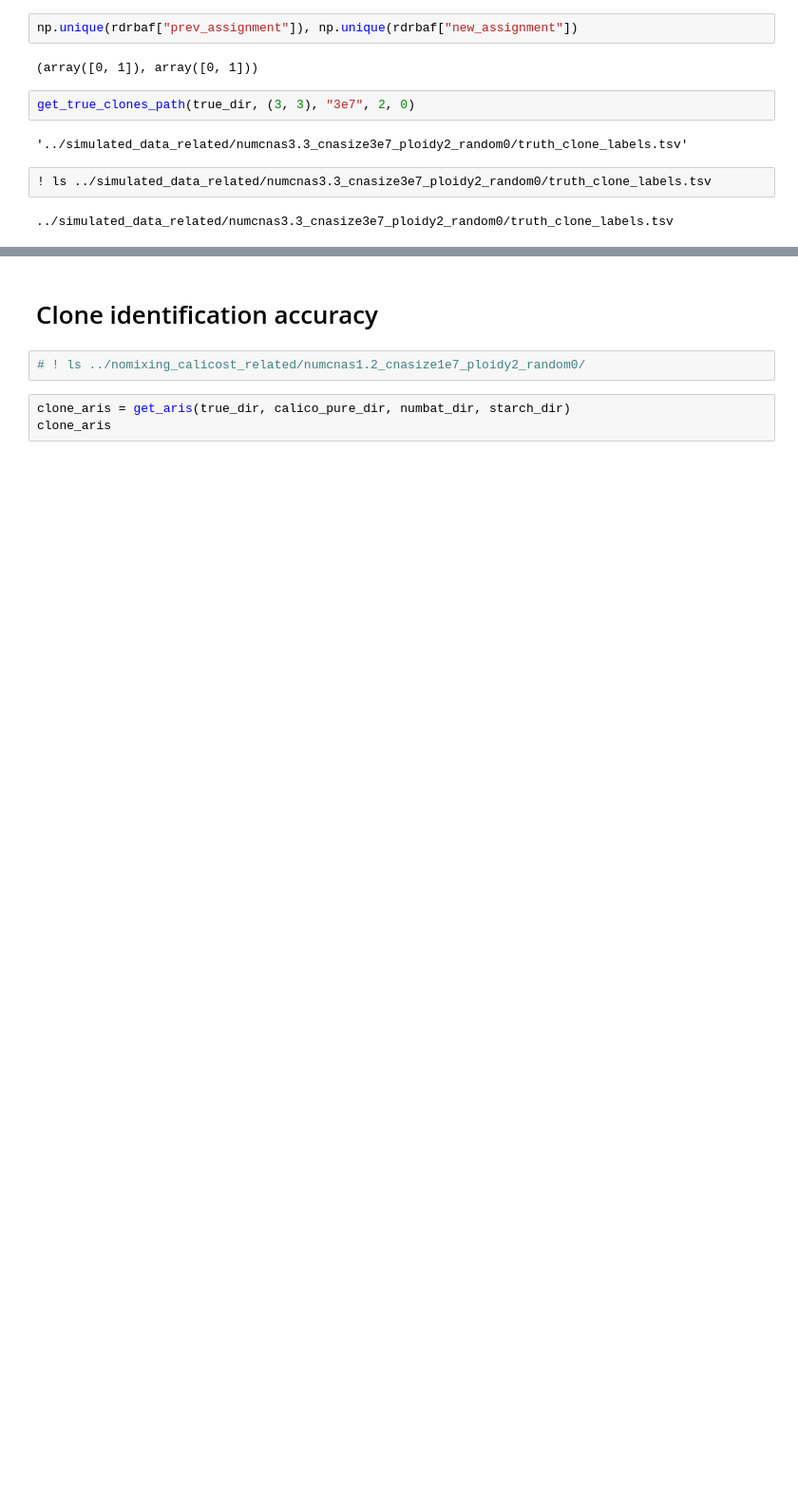
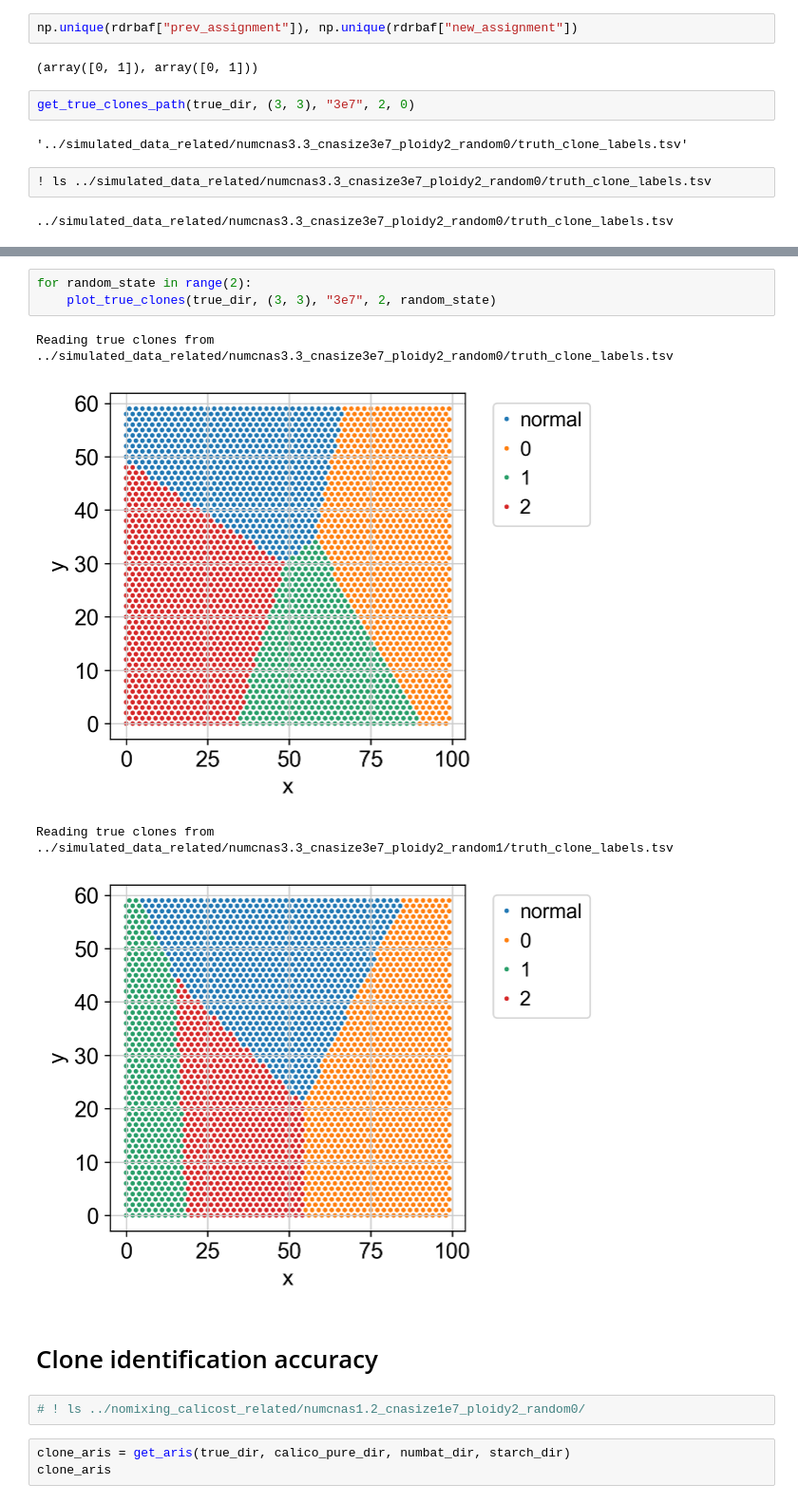
Before and after one commit to michaelJwilson/calicost_sim_analysis, a Jupyter notebook: Simulation2.ipynb, the cells around one changed output, grey strips where cells are left out. Shown at 95% size. Drawn from its saved outputs; the diff is of its cells as text; blank space fills up the shorter version.

```diff
--- a/Simulation2.ipynb
+++ b/Simulation2.ipynb
@@ -126,3 +130,11 @@ true_clones
+# %%
+for random_state in range(2):
+    plot_true_clones(true_dir, (3, 3), "3e7", 2, random_state)
+# %% [output]
+Reading true clones from ../simulated_data_related/numcnas3.3_cnasize3e7_ploidy2_random0/truth_clone_labels.tsv
+[figure, added]
+Reading true clones from ../simulated_data_related/numcnas3.3_cnasize3e7_ploidy2_random1/truth_clone_labels.tsv
+[figure, added]
 # %% [markdown]
 # Clone identification accuracy
 # %%
```
Also changed, not shown: parts of 8 cells of this notebook, 1 other file.
